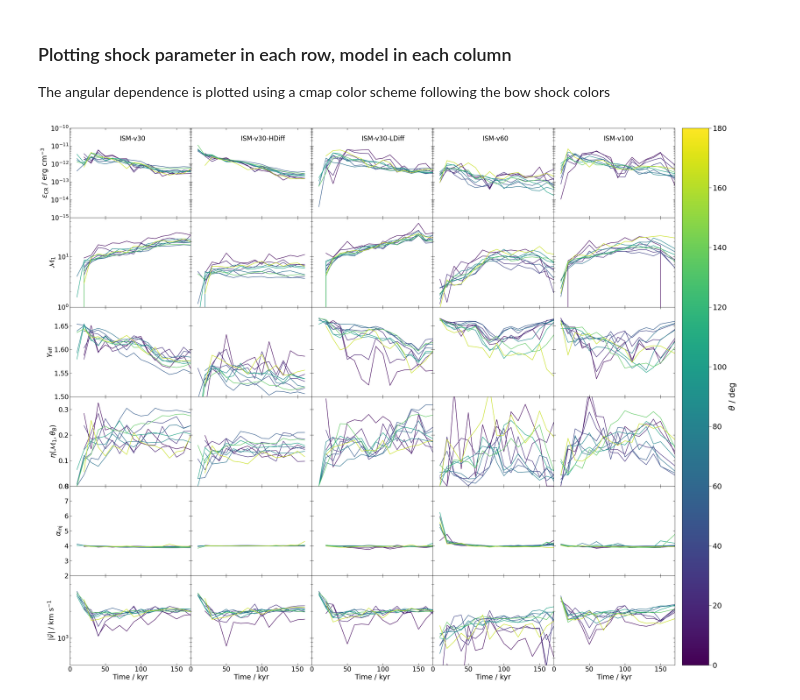
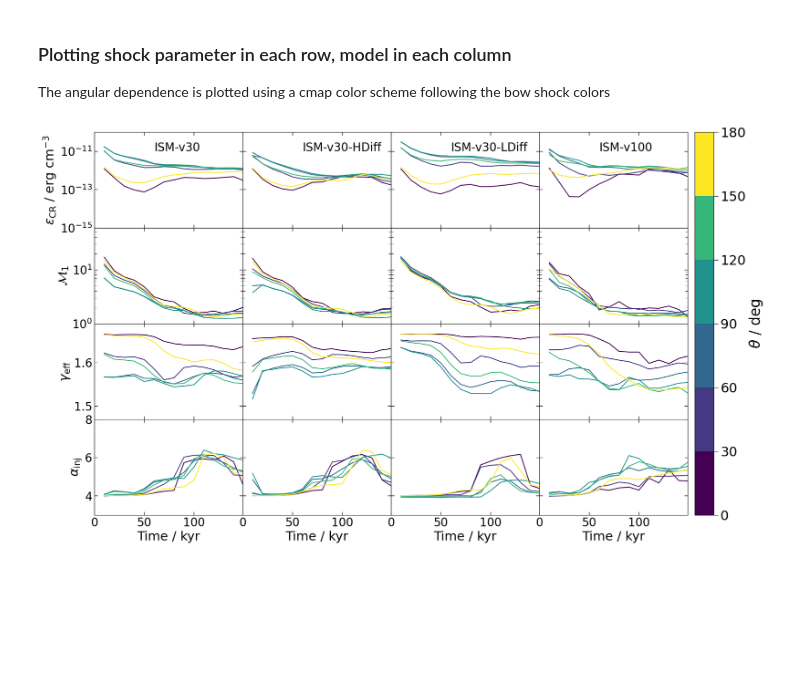
Before and after one commit to kwat0308/crbowshock_analysis_tools, a Jupyter notebook: calculate_CRshock_properties/plot_timeseries.ipynb, the cells around one changed output. Saved outputs shown, nothing was run; the diff lists cells and outputs as text; code cells hidden in the pictures; blank space fills up the shorter version.

```diff
--- a/calculate_CRshock_properties/plot_timeseries.ipynb
+++ b/calculate_CRshock_properties/plot_timeseries.ipynb
@@ -47,16 +27,37 @@ theta_ranges_norm = mcolors.Normalize(vmin=0, vmax=180, clip=False)
+# %%
+params = ["encr", "shma", "geff", "alpha_inj"]
+bs_names = list(bowshock_config.keys())
+bs_names.remove("ISM-v30-MHD")
+bs_names.remove("ISM-v60")
+shock_type = "outer"
+
+# create a custom qualitative cmap based on the average quantity of the theta range
+theta_ranges_plot = np.arange(0, 210, 30)
+theta_cmap = cm.viridis
+theta_norm = mcolors.Normalize(vmin=0, vmax=180, clip=False)
+
+theta_ranges_color = [theta_cmap(theta_norm(th)) for th in theta_ranges_plot]
+
+theta_ranges_cmap = mcolors.LinearSegmentedColormap.from_list('theta_cmap', theta_ranges_color, len(theta_ranges_color))
+theta_ranges_norm = mcolors.BoundaryNorm(theta_ranges_plot, theta_ranges_cmap.N)
 # %%
-param_textpos = {"encr": 2e-11, "shma": 25, "crac": 0.15, "geff": 1.65, "alpha_inj":4.0}
+param_textpos = {"encr": 1e-11, "shma": 25, "crac": 0.15, "geff": 1.65, "alpha_inj":4.0}
 # %%
-fig = plt.figure(figsize=(40, 30))
+fig = plt.figure(figsize=(22, 12))
 gs = fig.add_gridspec(len(params), len(bs_names), hspace=0, wspace=0)
 axs = gs.subplots(sharex=True, sharey=False)
 
 for ip, p in enumerate(params):
     with h5py.File(f"../data/polar_time_series_{shock_type}.h5", "r") as f:
+
         for ibs, bs_name in enumerate(bs_names):
-            # if bs_name in set(["ISM-v100"]):
+            # if bs_name in set(["ISM-v60"]):
             #     continue
             times = (f[bs_name]["times"][()] * u.s).to(u.kyr)
+            theta_range_sims = f[bs_name]["theta_ranges"][()]
+            theta_minval_sims = [th_sim[0] for th_sim in theta_range_sims]
+            theta_maxval_sims = [th_sim[1] for th_sim in theta_range_sims]
+
             param_arr = f[bs_name][p][()]
 
             if p == "vel":
@@ -64,11 +65,14 @@ for ip, p in enumerate(params):
             if p == "mag":
                 param_arr *= 1e6
 
-            for itr, theta_range in enumerate(theta_ranges_sim):
-                theta_mean = 0.5 * (theta_range[0] + theta_range[1])
+            for itr, theta_maxval in enumerate(theta_ranges_plot[1:]):
+                theta_minval_idx = np.digitize(theta_ranges_plot[itr], theta_minval_sims, right=True)
+                theta_maxval_idx = np.digitize(theta_maxval, theta_maxval_sims, right=True)
+
+                theta_mean = 0.5 * (theta_ranges_plot[itr] + theta_maxval)
                 pl = axs[ip, ibs].plot(
                     times,
-                    param_arr[:, itr],
+                    np.mean(param_arr[:, theta_minval_idx:theta_maxval_idx+1], axis=-1),
                     color=theta_ranges_cmap(theta_ranges_norm(theta_mean)),
                 )
 
@@ -78,7 +82,7 @@ for ip, p in enumerate(params):
                 axs[ip, ibs].set_ylabel(field_labels[p], fontsize=22)
 
             # limits
-            axs[ip, ibs].set_xlim([0, 170])
+            axs[ip, ibs].set_xlim([0, 149])
             axs[ip, ibs].set_ylim(field_lims[p])
 
             # scales
@@ -104,32 +108,32 @@ for ip, p in enumerate(params):
                 direction="in",
                 which="minor",
                 size=4,
                 labelsize=16,
                 right=True
             )
 
             if ibs != 0:
                 axs[ip, ibs].yaxis.set_ticklabels([])
 
             if ip == 0:
                 axs[ip, ibs].annotate(
                     f"{bs_name}",
-                    xy=(70, param_textpos[p]),
+                    xy=(60, param_textpos[p]),
                     fontsize=20,
                     bbox=dict(facecolor="white", edgecolor="none"),
                 )
 
 # colorbar
 sm = cm.ScalarMappable(cmap=theta_ranges_cmap, norm=theta_ranges_norm)
 cbar = fig.colorbar(sm, ax=axs.ravel().tolist(), pad=0.01)
 cbar.ax.set_ylabel(r"$\theta$ / deg", fontsize=25)
 cbar.ax.tick_params(axis="both", which="major", size=8, labelsize=23)
 cbar.ax.tick_params(axis="both", which="minor", size=6, labelsize=23)
 
 fig.savefig(
     os.path.join(fig_dir, f"timeseries_{shock_type}.pdf"),
     dpi=200,
     bbox_inches="tight",
 )
 # %% [output]
-[figure, old version]
+[figure, new version]
```
Also changed, not shown: parts of 1 cell of this notebook, 9 other files.
